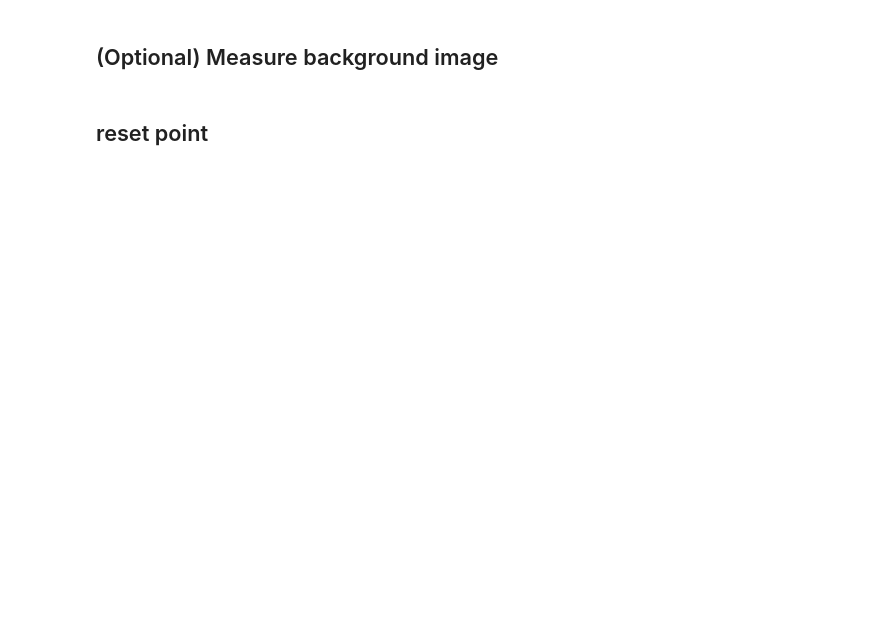
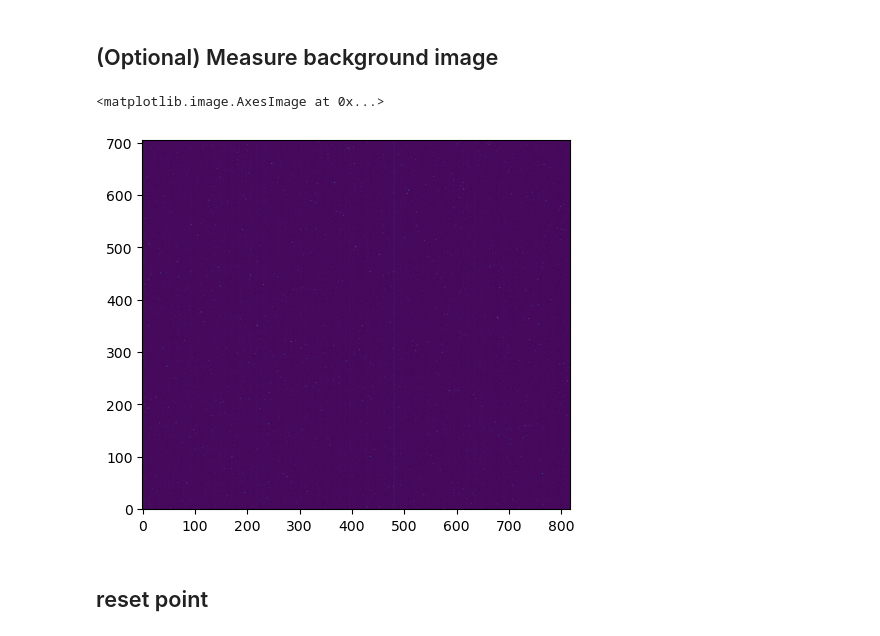
Before and after one commit to t-bz/SLAC_Xopt, a Jupyter notebook: lcls/emittance/automatic_emittance/automatic_emittance_measurement.ipynb, the cells around one changed output. Cells and saved outputs as stored; diff of their text form; code cells hidden in the pictures; blank space fills up the shorter version.

```diff
--- a/lcls/emittance/automatic_emittance/automatic_emittance_measurement.ipynb
+++ b/lcls/emittance/automatic_emittance/automatic_emittance_measurement.ipynb
@@ -26,18 +28,19 @@ SCREEN_NAME = "OTRS:IN20:621" # OTR 3
 # %% [markdown]
 ## (Optional) Measure background image
 # %%
-MEASURE_BACKGROUND = True
+MEASURE_BACKGROUND = False
 BACKGROUND_FILE = f"{data_dir}/{SCREEN_NAME}_background.npy".replace(":","_")
 
 if MEASURE_BACKGROUND:
-    measure_background(SCREEN_NAME)
-else:
-    BACKGROUND_FILE = None
+    measure_background(SCREEN_NAME, filename=BACKGROUND_FILE)
 # %%
 # verify background image
 import numpy as np
 import matplotlib.pyplot as plt
-plt.imshow(np.load(BACKGROUND_FILE))
+plt.imshow(np.load(BACKGROUND_FILE),origin="lower")
+# %% [output]
+<matplotlib.image.AxesImage at 0x...>
+[figure, added]
 # %% [markdown]
 ## reset point
 # %%
```
Also changed, not shown: parts of 10 cells of this notebook, 18 other files.
